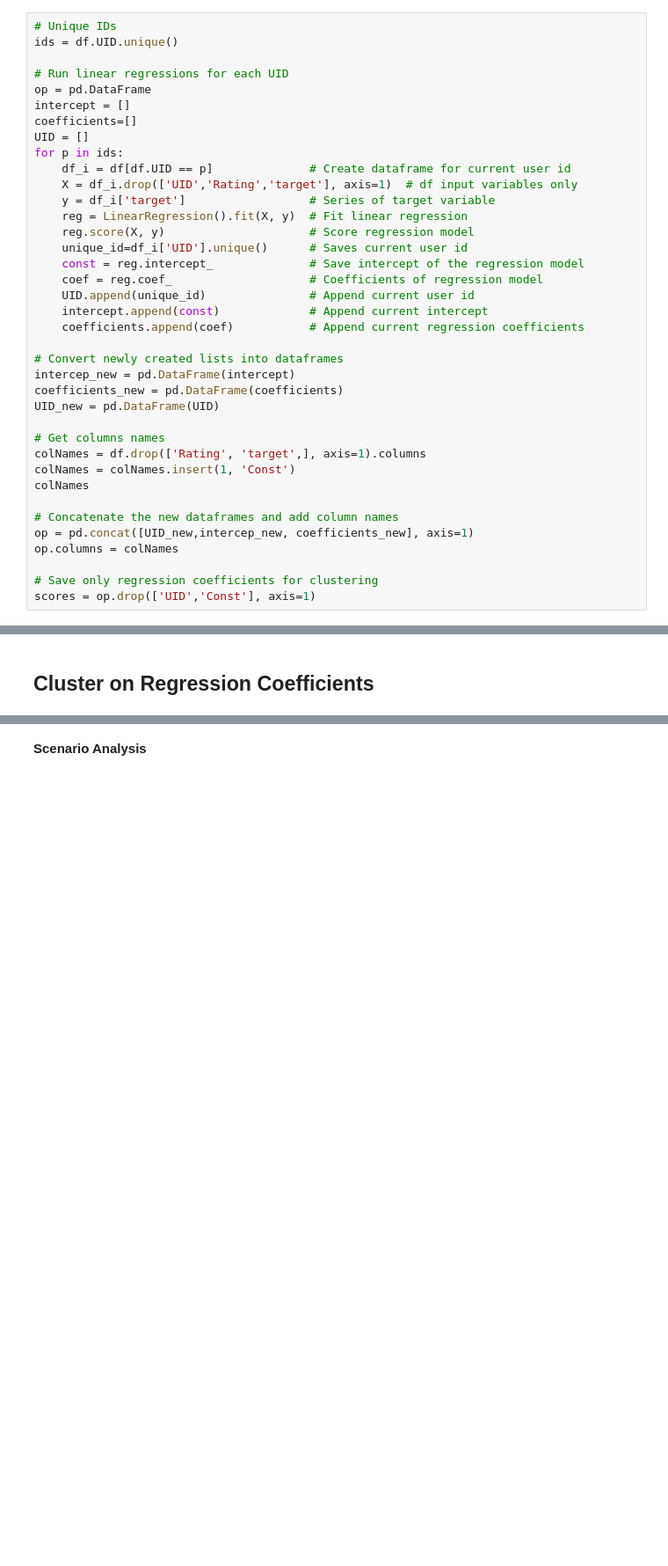
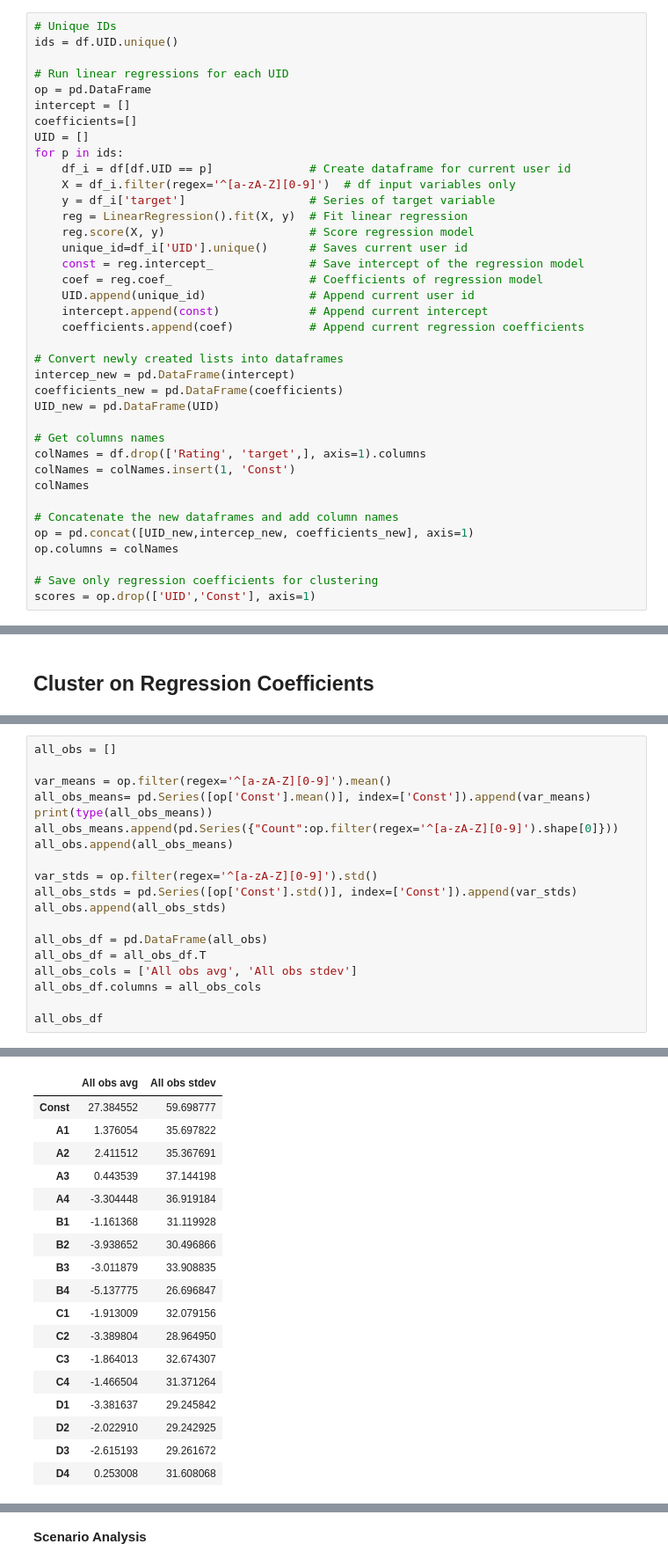
Before and after one commit to EricPostMaster/market-research-private, a Jupyter notebook: Individual_Models.ipynb, the cells around one changed output, grey strips where cells are left out. Shown at 88% size. Drawn from its saved outputs; the diff is of its cells as text; blank space fills up the shorter version.

Commit message:
Added observation counts to avg/std sheet

```diff
--- a/Individual_Models.ipynb
+++ b/Individual_Models.ipynb
@@ -46,7 +46,7 @@ coefficients=[]
 UID = []
 for p in ids:
     df_i = df[df.UID == p]              # Create dataframe for current user id
-    X = df_i.drop(['UID','Rating','target'], axis=1)  # df input variables only
+    X = df_i.filter(regex='^[a-zA-Z][0-9]')  # df input variables only
     y = df_i['target']                  # Series of target variable
     reg = LinearRegression().fit(X, y)  # Fit linear regression
     reg.score(X, y)                     # Score regression model
@@ -578,0 +607,20 @@ writer.save()
+# %%
+all_obs = []
+
+var_means = op.filter(regex='^[a-zA-Z][0-9]').mean()
+all_obs_means= pd.Series([op['Const'].mean()], index=['Const']).append(var_means)
+print(type(all_obs_means))
+all_obs_means.append(pd.Series({"Count":op.filter(regex='^[a-zA-Z][0-9]').shape[0]}))
+all_obs.append(all_obs_means)
+
+var_stds = op.filter(regex='^[a-zA-Z][0-9]').std()
+all_obs_stds = pd.Series([op['Const'].std()], index=['Const']).append(var_stds)
+all_obs.append(all_obs_stds)
+
+all_obs_df = pd.DataFrame(all_obs)
+all_obs_df = all_obs_df.T
+all_obs_cols = ['All obs avg', 'All obs stdev']
+all_obs_df.columns = all_obs_cols
+
+all_obs_df
+# %% [output]
@@ -578,0 +628,18 @@ writer.save()
+|  | All obs avg | All obs stdev |
+| Const | 27.384552 | 59.698777 |
+| A1 | 1.376054 | 35.697822 |
+| A2 | 2.411512 | 35.367691 |
+| A3 | 0.443539 | 37.144198 |
+| A4 | -3.304448 | 36.919184 |
+| B1 | -1.161368 | 31.119928 |
+| B2 | -3.938652 | 30.496866 |
+| B3 | -3.011879 | 33.908835 |
+| B4 | -5.137775 | 26.696847 |
+| C1 | -1.913009 | 32.079156 |
+| C2 | -3.389804 | 28.964950 |
+| C3 | -1.864013 | 32.674307 |
+| C4 | -1.466504 | 31.371264 |
+| D1 | -3.381637 | 29.245842 |
+| D2 | -2.022910 | 29.242925 |
+| D3 | -2.615193 | 29.261672 |
+| D4 | 0.253008 | 31.608068 |
```
Also changed, not shown: parts of 7 cells of this notebook, 1 other file.
